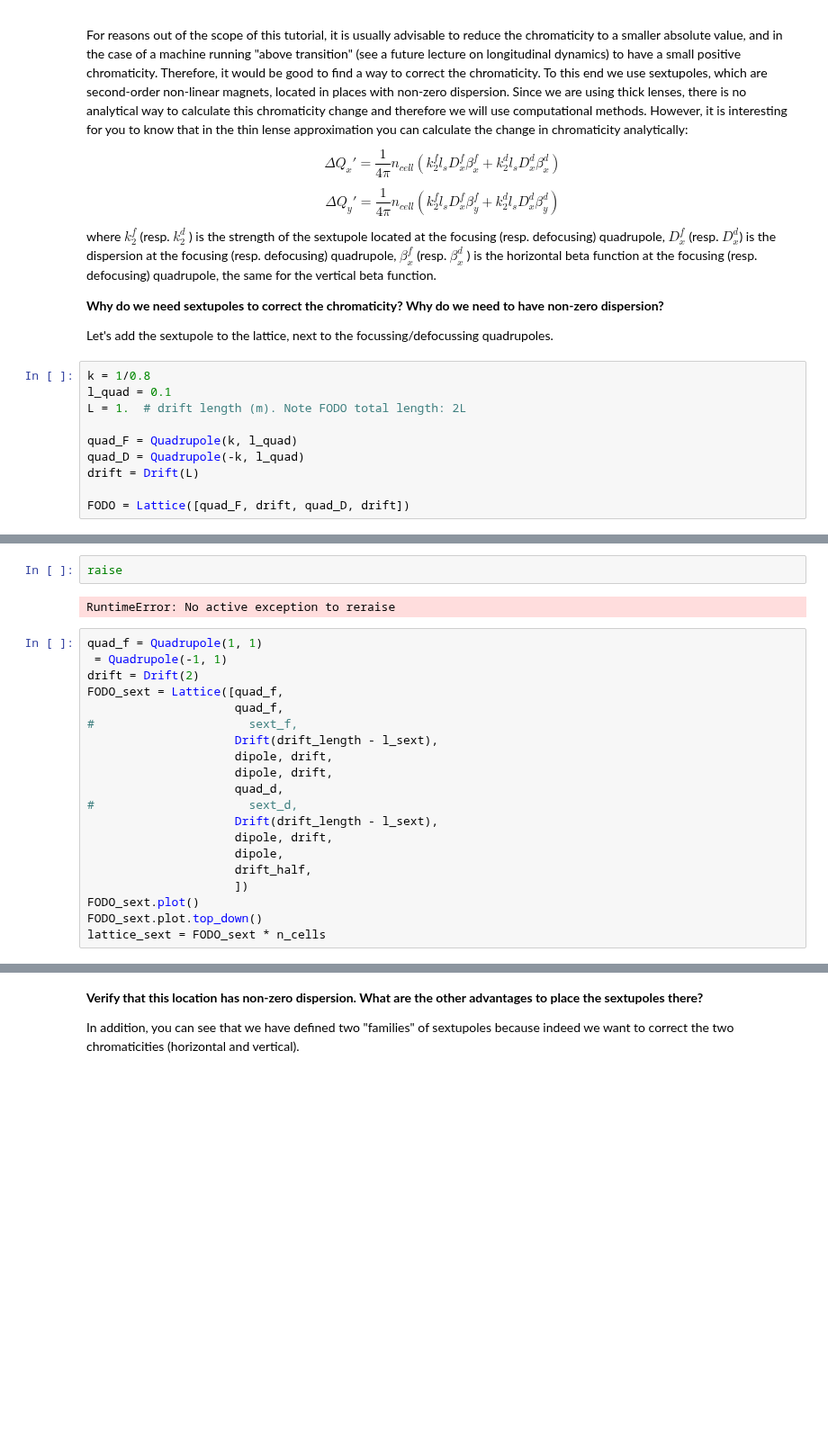
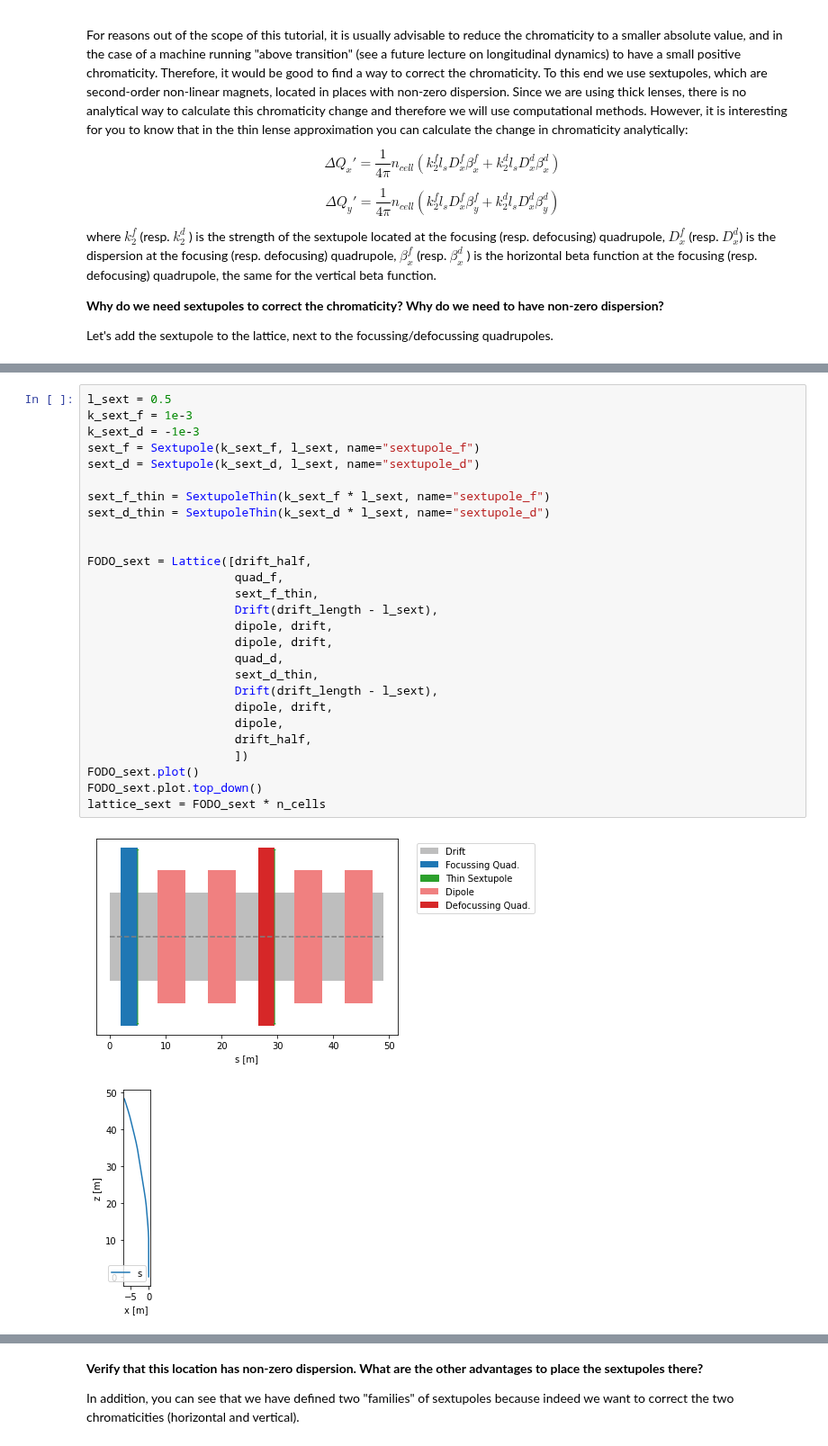
Before and after one commit to loiccoyle/pyaccelerator, a Jupyter notebook: noteboooks/tutorial_2.ipynb, the cells around one changed output, grey strips where cells are left out. Shown at 90% size. Cells and saved outputs as stored; diff of their text form; blank space fills up the shorter version.

```diff
--- a/noteboooks/tutorial_2.ipynb
+++ b/noteboooks/tutorial_2.ipynb
@@ -170,13 +153,3 @@ where $k_2^f$ (resp. $k_2^d$ ) is the strength of the sextupole located at the f
 **Why do we need sextupoles to correct the chromaticity? Why do we need to have non-zero dispersion?**
 
 Let's add the sextupole to the lattice, next to the focussing/defocussing quadrupoles.
-# %%
-k = 1/0.8
-l_quad = 0.1
-L = 1.  # drift length (m). Note FODO total length: 2L
-
-quad_F = Quadrupole(k, l_quad)
-quad_D = Quadrupole(-k, l_quad)
-drift = Drift(L)
-
-FODO = Lattice([quad_F, drift, quad_D, drift])
@@ -241,24 +156,30 @@ FODO.tune(dp=1e-6, n_turns=1000)
-# %%
-raise
-# %% [output]
-RuntimeError: No active exception to reraise
 # %%
-quad_f = Quadrupole(1, 1)
- = Quadrupole(-1, 1)
-drift = Drift(2)
-FODO_sext = Lattice([quad_f,
+l_sext = 0.5
+k_sext_f = 1e-3
+k_sext_d = -1e-3
+sext_f = Sextupole(k_sext_f, l_sext, name="sextupole_f")
+sext_d = Sextupole(k_sext_d, l_sext, name="sextupole_d")
+
+sext_f_thin = SextupoleThin(k_sext_f * l_sext, name="sextupole_f")
+sext_d_thin = SextupoleThin(k_sext_d * l_sext, name="sextupole_d")
+
+
+FODO_sext = Lattice([drift_half,
                      quad_f,
-#                      sext_f,
+                     sext_f_thin,
                      Drift(drift_length - l_sext),
                      dipole, drift,
                      dipole, drift,
                      quad_d,
-#                      sext_d,
+                     sext_d_thin,
                      Drift(drift_length - l_sext),
                      dipole, drift,
                      dipole,
                      drift_half,
                      ])
 FODO_sext.plot()
 FODO_sext.plot.top_down()
 lattice_sext = FODO_sext * n_cells
+# %% [output]
+[figure, added]
+[figure, added]
```
Also changed, not shown: parts of 41 cells of this notebook, 12 other files.
